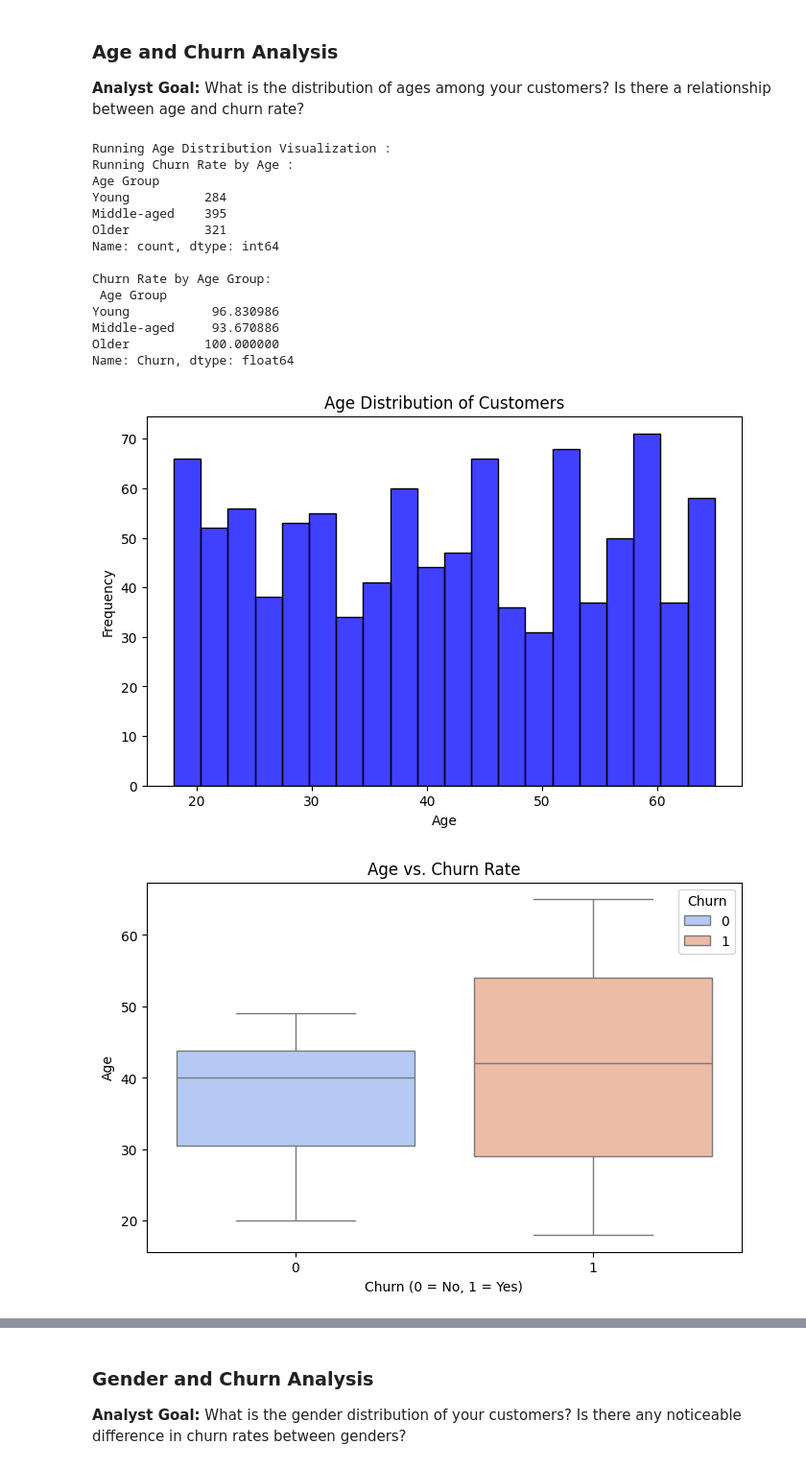
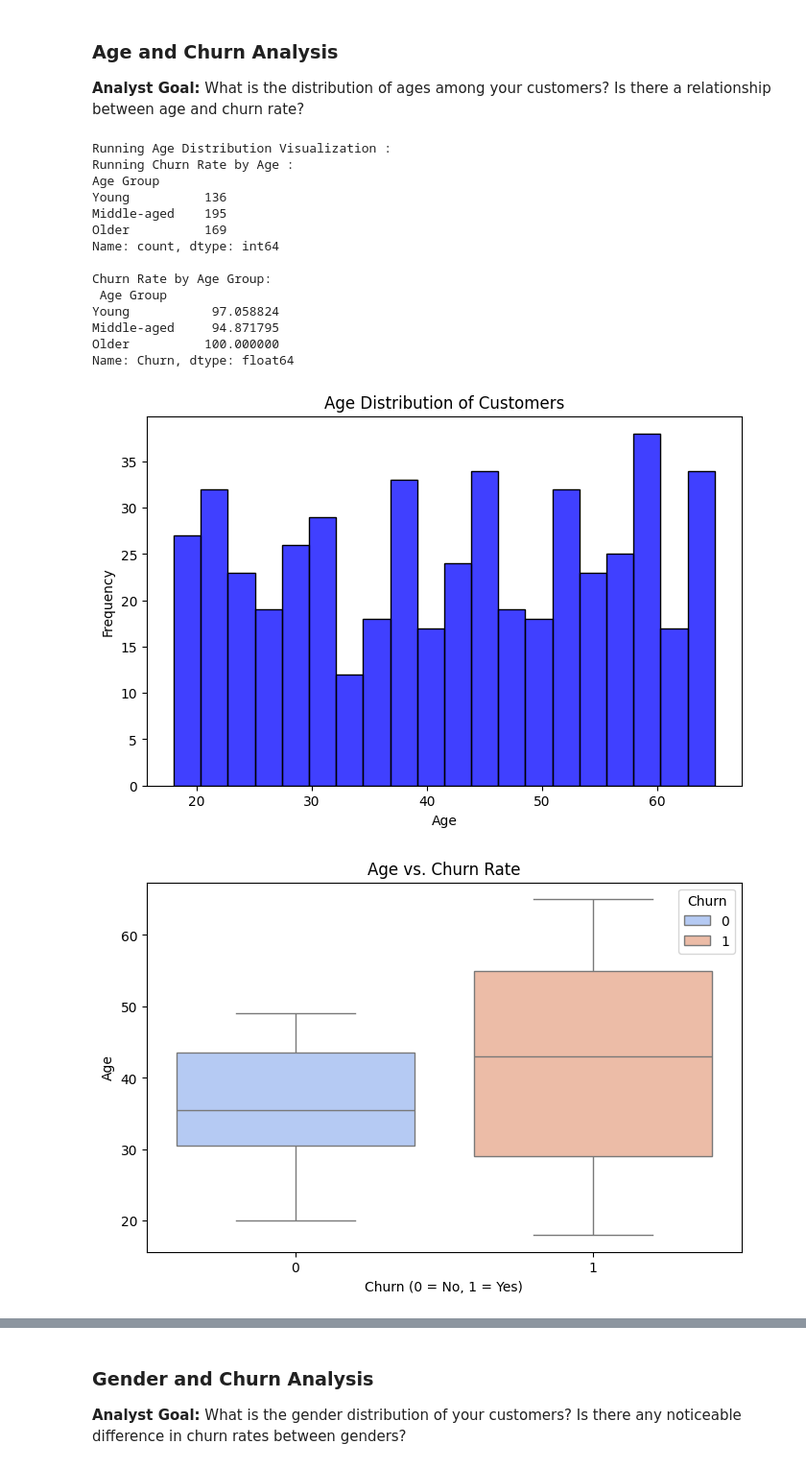
Before and after one commit to Leangchhay1523/Customer_Churn_Analysis, a Jupyter notebook: src/main.ipynb, the cells around one changed output, grey strips where cells are left out. Shown: that part at 96% size. Saved outputs shown, nothing was run; the diff lists cells and outputs as text; code cells hidden in the pictures.

```diff
--- a/src/main.ipynb
+++ b/src/main.ipynb
@@ -29,7 +28,7 @@ import numpy as np
 ## Analyzing
 # %%
 # Data Path
-data_path_500 = "../data/data_1000_rec.csv"
+data_path = "../data/data_500_rec.csv"
 # %% [markdown]
 ### Initial Analysis
 # %%
@@ -64,23 +63,23 @@ Churn               1.0
 ### Age and Churn Analysis
 **Analyst Goal:** What is the distribution of ages among your customers? Is there a relationship between age and churn rate?
 # %%
-age_analysis_obj = AgeAnalysis(data_path_500)
+age_analysis_obj = AgeAnalysis(data_path)
 age_analysis_obj.perform_analysis()
 # %% [output]
 Running Age Distribution Visualization :
 Running Churn Rate by Age :
 Age Group
-Young          284
-Middle-aged    395
-Older          321
+Young          136
+Middle-aged    195
+Older          169
 Name: count, dtype: int64
 
 Churn Rate by Age Group:
  Age Group
-Young           96.830986
-Middle-aged     93.670886
+Young           97.058824
+Middle-aged     94.871795
 Older          100.000000
 Name: Churn, dtype: float64
-[figure, old version]
+[figure, new version]
-[figure, old version]
+[figure, new version]
 [figure]
```
Also changed, not shown: parts of 20 cells of this notebook, 2 other files.
